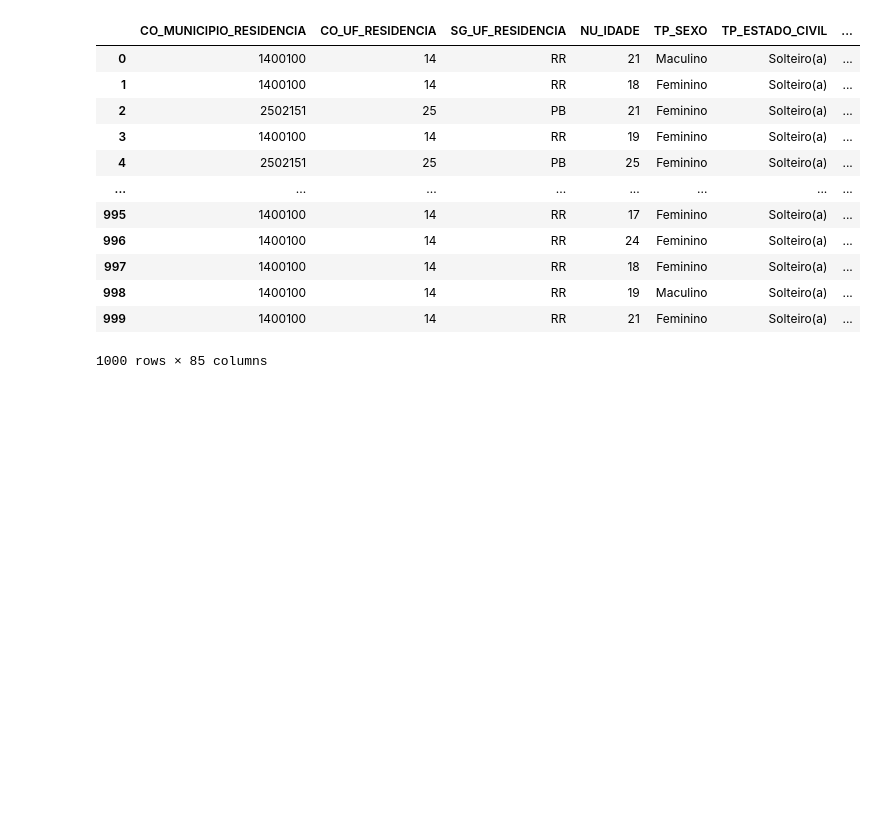
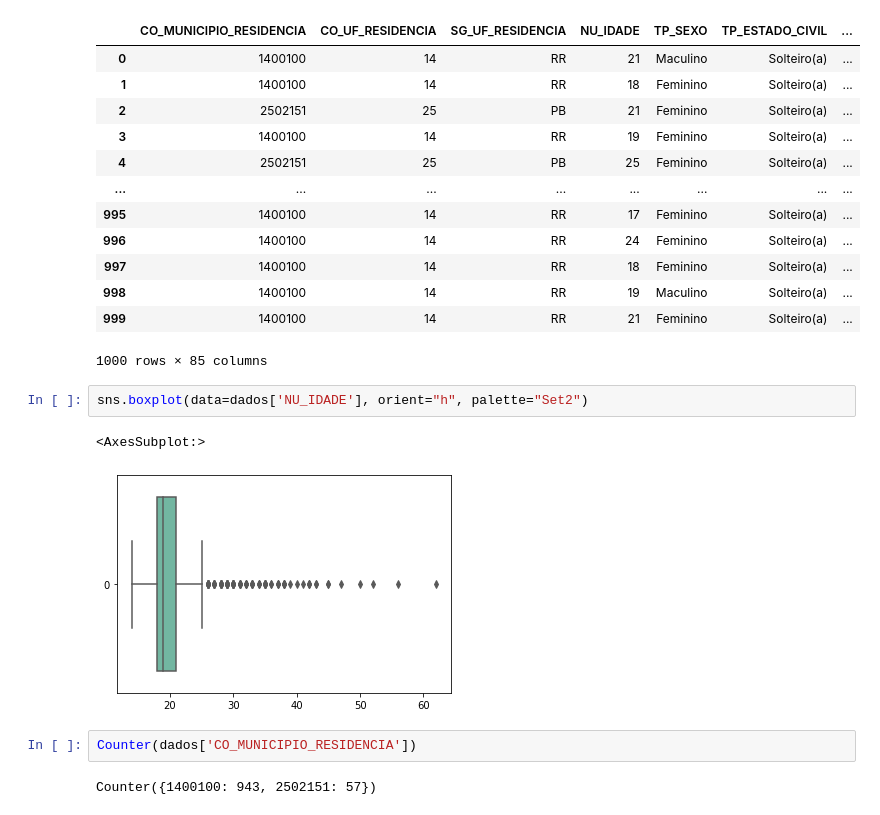
Before and after one commit to darknobre/MAT236, a Jupyter notebook: pre_processamento.ipynb, the cells around one changed output. Drawn from its saved outputs; the diff is of its cells as text; blank space fills up the shorter version.

```diff
--- a/pre_processamento.ipynb
+++ b/pre_processamento.ipynb
@@ -91,3 +91,12 @@ dados
 | 998 | 1400100 | 14 | RR | 19 | Maculino | Solteiro(a) | ... |
 | 999 | 1400100 | 14 | RR | 21 | Feminino | Solteiro(a) | ... |
 1000 rows × 85 columns
+# %%
+sns.boxplot(data=dados['NU_IDADE'], orient="h", palette="Set2")
+# %% [output]
+<AxesSubplot:>
+[figure, added]
+# %%
+Counter(dados['CO_MUNICIPIO_RESIDENCIA'])
+# %% [output]
+Counter({1400100: 943, 2502151: 57})
```
Also changed, not shown: parts of 3 cells of this notebook, 1 other file.
